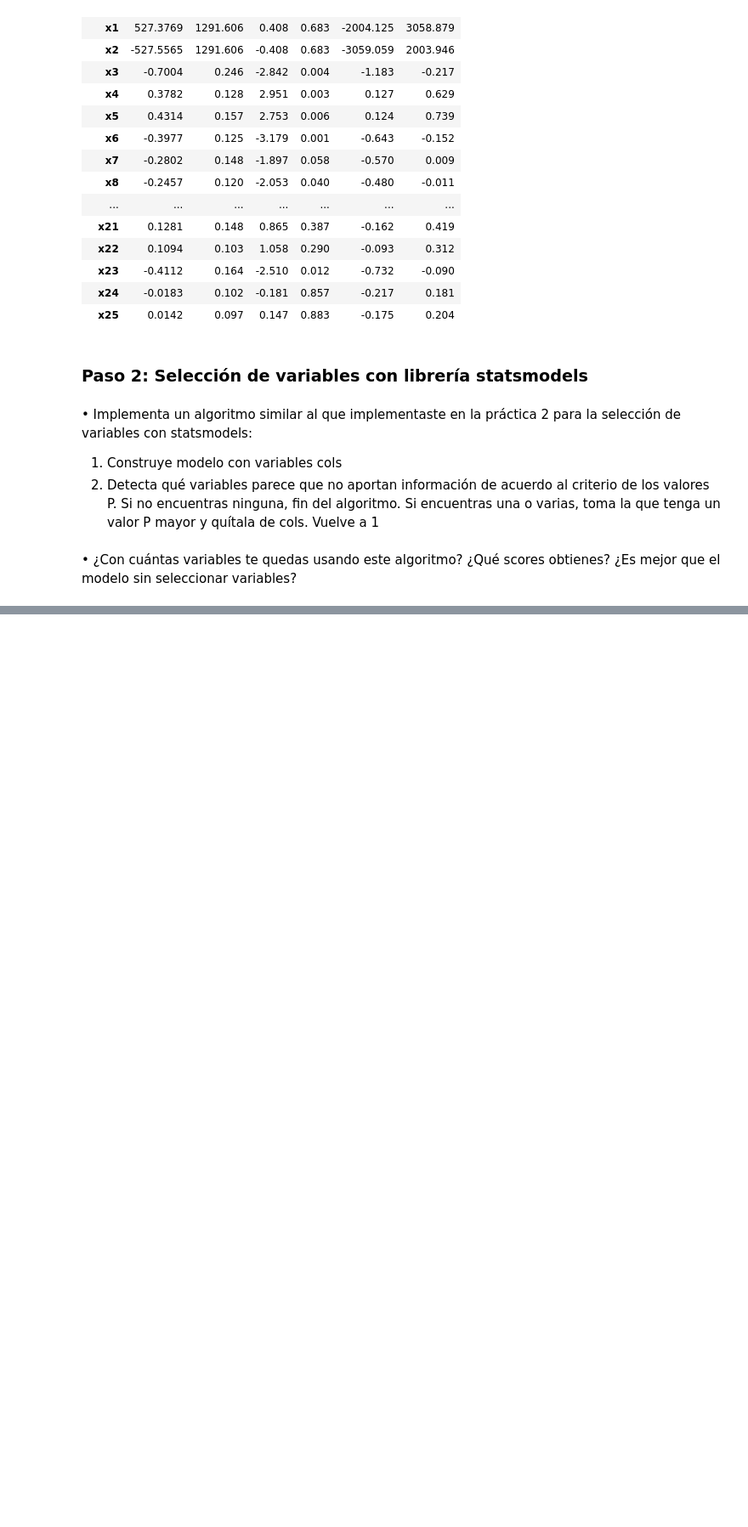
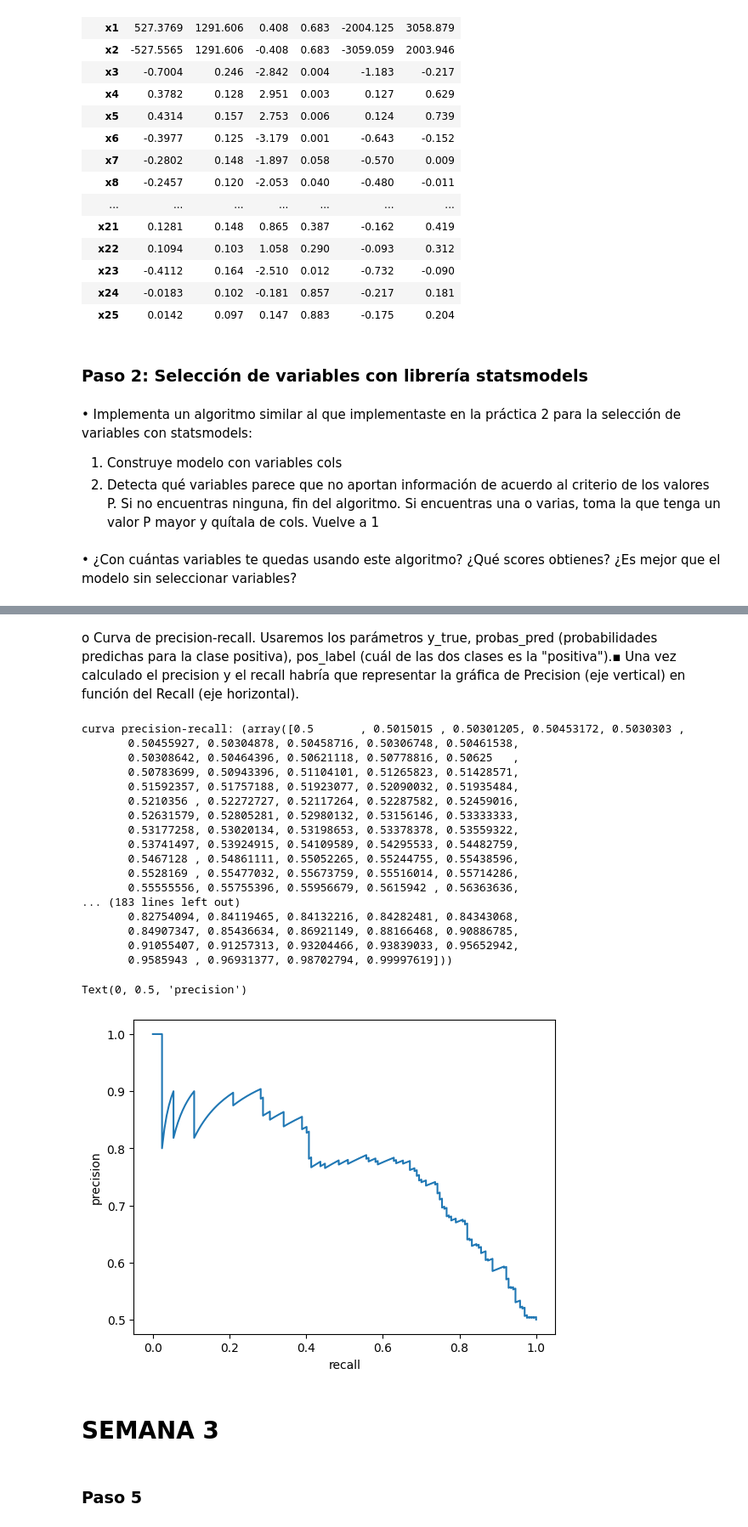
Before and after one commit to daviloncio/repositorio2, a Jupyter notebook: p3_aa/AA1_P3-12_Viernes_11.ipynb, the cells around one changed output, grey strips where cells are left out. Shown: that part at 85% size. Drawn from its saved outputs; the diff is of its cells as text; code cells hidden in the pictures; blank space fills up the shorter version.

```diff
--- a/p3_aa/AA1_P3-12_Viernes_11.ipynb
+++ b/p3_aa/AA1_P3-12_Viernes_11.ipynb
@@ -544,0 +645,35 @@ obtienes? ¿Es mejor que el modelo sin seleccionar variables?
+# %% [markdown]
+o Curva de precision-recall. Usaremos los parámetros y_true, probas_pred (probabilidades
+predichas para la clase positiva), pos_label (cuál de las dos
+clases es la "positiva").▪ Una vez calculado el precision y el recall habría que representar
+la gráfica de Precision (eje vertical) en función del Recall (eje
+horizontal).
+# %%
+pr_recall=sklearn.metrics.precision_recall_curve(y_true=y_test, probas_pred=prob_clase1, pos_label=1)
+print('curva precision-recall:',pr_recall)
+precision,recall,_=pr_recall
+plt.plot(recall,precision) ;plt.xlabel('recall') ; plt.ylabel('precision')
+# %% [output]
+curva precision-recall: (array([0.5       , 0.5015015 , 0.50301205, 0.50453172, 0.5030303 ,
+       0.50455927, 0.50304878, 0.50458716, 0.50306748, 0.50461538,
+       0.50308642, 0.50464396, 0.50621118, 0.50778816, 0.50625   ,
+       0.50783699, 0.50943396, 0.51104101, 0.51265823, 0.51428571,
+       0.51592357, 0.51757188, 0.51923077, 0.52090032, 0.51935484,
+       0.5210356 , 0.52272727, 0.52117264, 0.52287582, 0.52459016,
+       0.52631579, 0.52805281, 0.52980132, 0.53156146, 0.53333333,
+       0.53177258, 0.53020134, 0.53198653, 0.53378378, 0.53559322,
+       0.53741497, 0.53924915, 0.54109589, 0.54295533, 0.54482759,
+       0.5467128 , 0.54861111, 0.55052265, 0.55244755, 0.55438596,
+       0.5528169 , 0.55477032, 0.55673759, 0.55516014, 0.55714286,
+       0.55555556, 0.55755396, 0.55956679, 0.5615942 , 0.56363636,
+... (183 lines left out)
+       0.82754094, 0.84119465, 0.84132216, 0.84282481, 0.84343068,
+       0.84907347, 0.85436634, 0.86921149, 0.88166468, 0.90886785,
+       0.91055407, 0.91257313, 0.93204466, 0.93839033, 0.95652942,
+       0.9585943 , 0.96931377, 0.98702794, 0.99997619]))
+Text(0, 0.5, 'precision')
+[figure, added]
+# %% [markdown]
+# SEMANA 3
+# %% [markdown]
+### Paso 5
```
Also changed, not shown: parts of 25 cells of this notebook, 5 other files.
